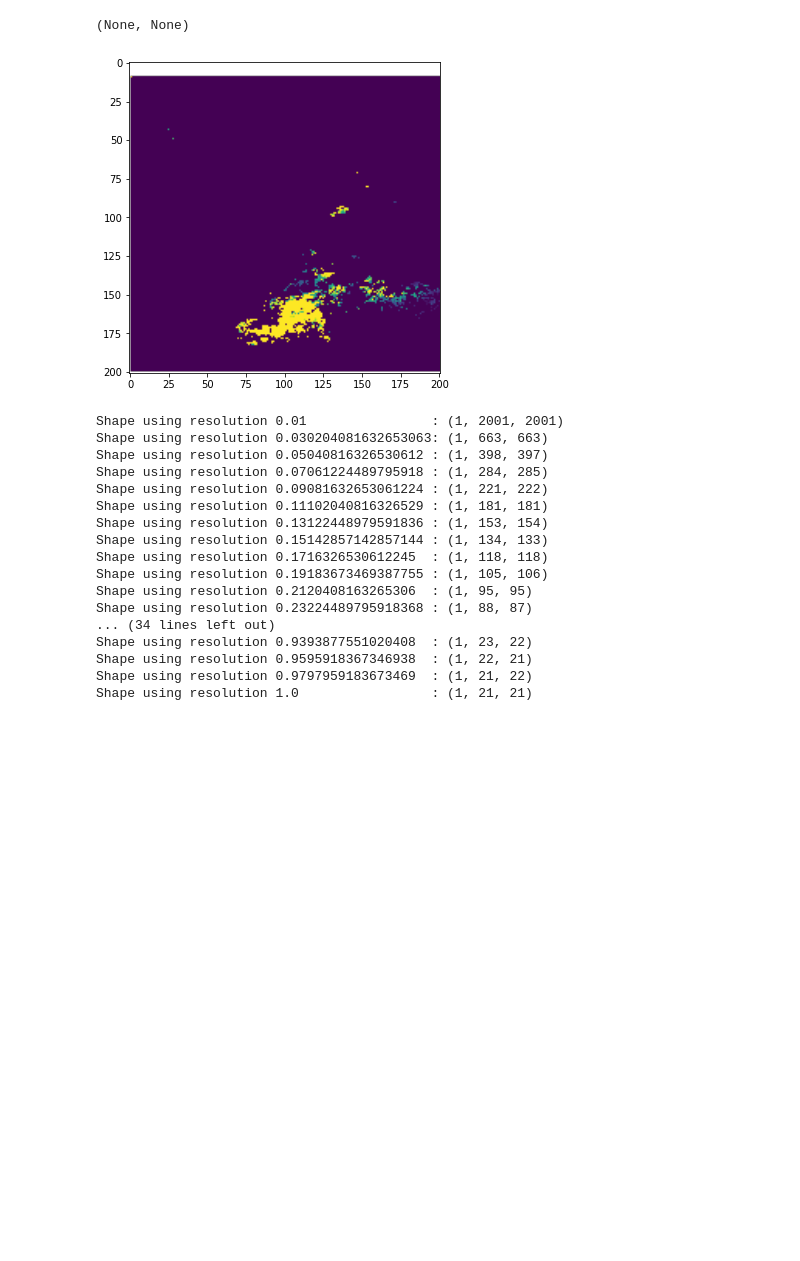
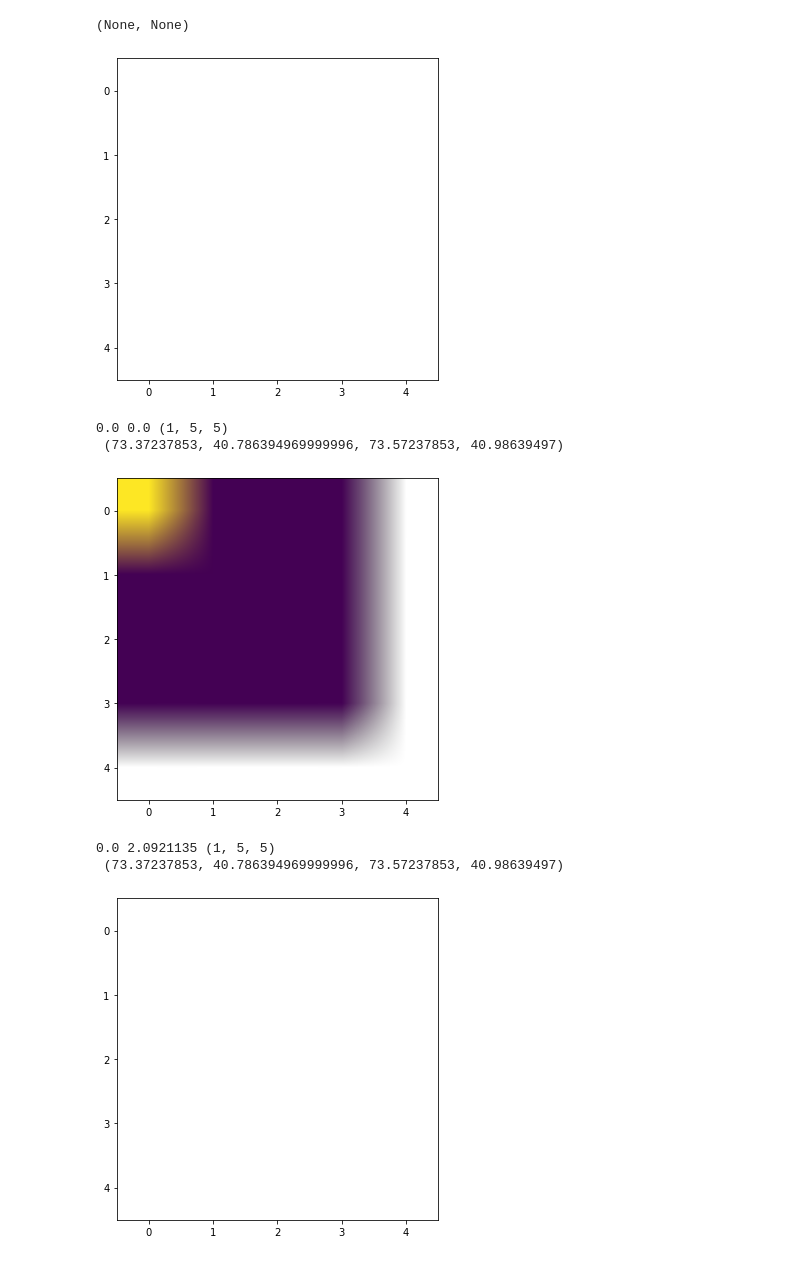
Before and after one commit to Competencia-de-Climate-Change/Landslide_EarlyDetection, a Jupyter notebook: examples/weather/chirps.ipynb, the cells around one changed output. Cells and saved outputs as stored; diff of their text form; code cells hidden in the pictures; blank space fills up the shorter version.

Commit message:
examples cfs, chirps - bug fix crs - updatecfs bands

```diff
--- a/examples/weather/chirps.ipynb
+++ b/examples/weather/chirps.ipynb
@@ -34,19 +47,19 @@ pprint(products['weather']['chirps'])
 # %%
 def get_scenes(product, buffer_size, res):
     # Returns start and end date of a 4 day interval
-    start_date, end_date = nasa_df.date_interval(nasa_df.event_date[idx_test], delta=10)
+    start_date, end_date = nasa_df.date_interval(nasa_df.event_date[idx_test], delta_minus=10)
 
     scenes, ctx = ReMasFrame.search_scenes(
         nasa_df['geometry'][idx_test].buffer(buffer_size).envelope,
         product['id'],
         start_date=start_date,
         end_date=end_date,
-        limit=10
+        limit=20
     )
 
     new_ctx = ctx.assign(resolution=res)
 
-    return scenes, new_ctx
+    return scenes, new_ctx, start_date, end_date
 
 def get_composite(product, buffer_size, res):
 
@@ -56,35 +69,18 @@ def get_composite(product, buffer_size, res):
     composite = np.ma.median(arr_stack, axis=0)
 
     return (scenes, new_ctx), composite
-# %%
-(scenes, ctx), composite = get_composite(products['weather']['chirps'], buffer_size=10, res=0.1)
-dl.scenes.display(composite, colormap='viridis', size=5)
-# %% [output]
-[figure, removed]
-# %%
-# Choose CHIRPS Daily Precip and correct res
-possible_reses = np.linspace(0.01, 1, 50)
-
-for res in possible_reses:
-    (scenes, ctx), composite = get_composite(products['weather']['chirps'], buffer_size=10, res=res)
-    shape = scenes[-1].ndarray(products['weather']['chirps']['bands'], ctx).shape
-
-    print(f"Shape using resolution {res:<20}: {shape}")
-# %% [output]
-Shape using resolution 0.01                : (1, 2001, 2001)
-Shape using resolution 0.030204081632653063: (1, 663, 663)
-Shape using resolution 0.05040816326530612 : (1, 398, 397)
-Shape using resolution 0.07061224489795918 : (1, 284, 285)
-Shape using resolution 0.09081632653061224 : (1, 221, 222)
-Shape using resolution 0.11102040816326529 : (1, 181, 181)
-Shape using resolution 0.13122448979591836 : (1, 153, 154)
-Shape using resolution 0.15142857142857144 : (1, 134, 133)
-Shape using resolution 0.1716326530612245  : (1, 118, 118)
-Shape using resolution 0.19183673469387755 : (1, 105, 106)
-Shape using resolution 0.2120408163265306  : (1, 95, 95)
-Shape using resolution 0.23224489795918368 : (1, 88, 87)
-... (34 lines left out)
-Shape using resolution 0.9393877551020408  : (1, 23, 22)
-Shape using resolution 0.9595918367346938  : (1, 22, 21)
-Shape using resolution 0.9797959183673469  : (1, 21, 22)
-Shape using resolution 1.0                 : (1, 21, 21)
+# %%
+scenes, ctx, ini, end = get_scenes(products['weather']['chirps'], buffer_size=0.1, res=0.05)
+for i in range(len(scenes)):
+    array = scenes[i].ndarray(products['weather']['chirps']['bands'], ctx)
+    dl.scenes.display(array, colormap='viridis', size=5)
+
+    print(np.min(array),np.max(array), array.shape, '\n', ctx.bounds)
+# %% [output]
+[figure, added]
+0.0 0.0 (1, 5, 5)
+ (73.37237853, 40.786394969999996, 73.57237853, 40.98639497)
+[figure, added]
+0.0 2.0921135 (1, 5, 5)
+ (73.37237853, 40.786394969999996, 73.57237853, 40.98639497)
+[figure, added]
```
Also changed, not shown: parts of 3 cells of this notebook, 4 other files.
